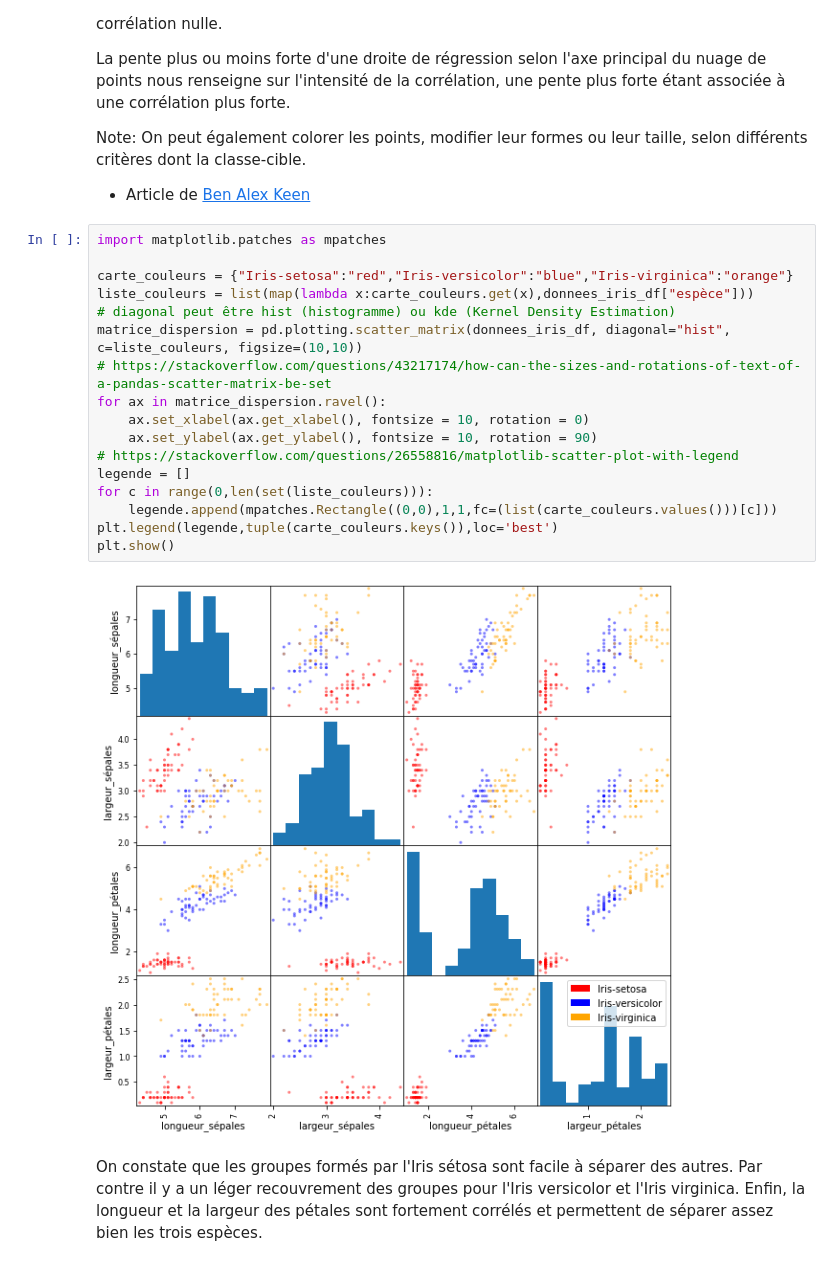
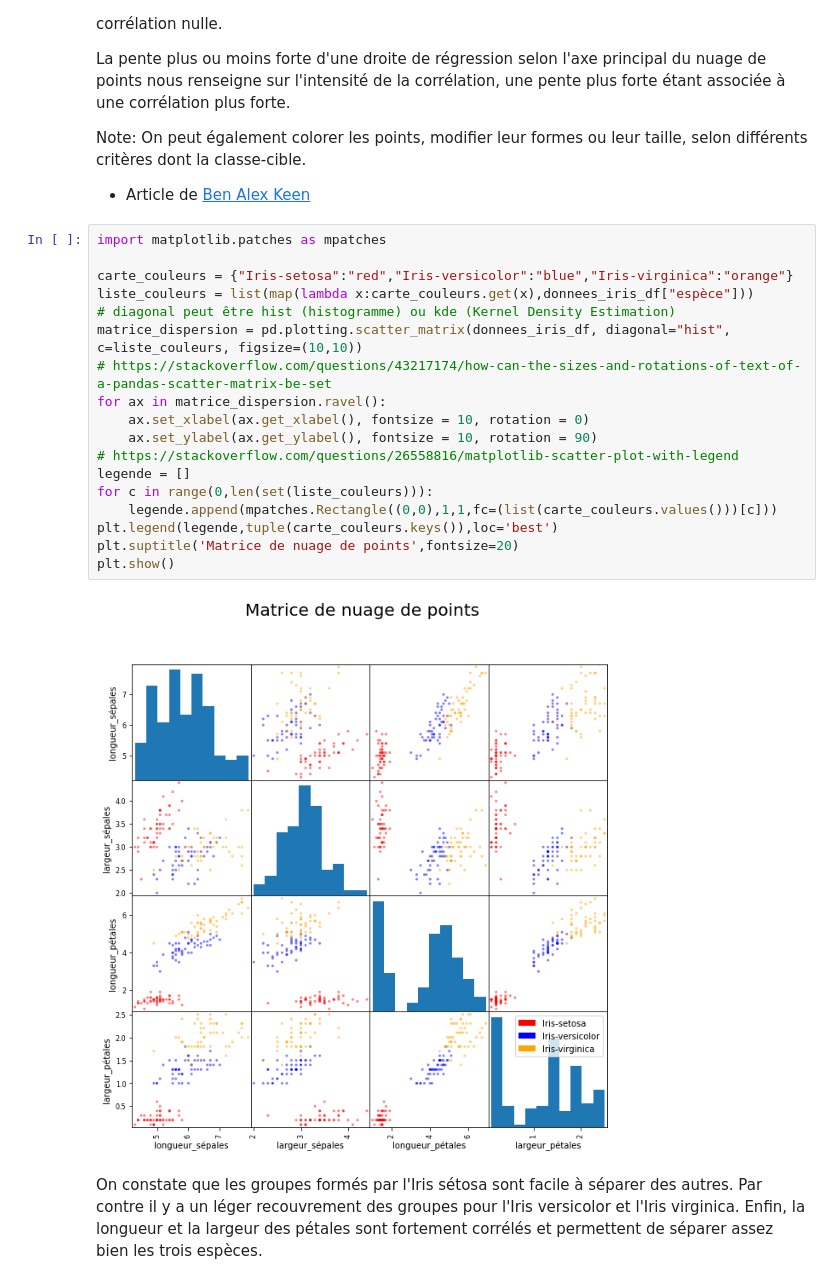
Before and after one commit to ClaudeCoulombe/VIARENA, a Jupyter notebook: Labos/Lab-Iris/Survol-Science_Des_Donnees-Iris.ipynb, the cells around one changed output. Drawn from its saved outputs; the diff is of its cells as text.

Commit message:
Ajout d'un titre à la matrice de nuages de points

```diff
--- a/Labos/Lab-Iris/Survol-Science_Des_Donnees-Iris.ipynb
+++ b/Labos/Lab-Iris/Survol-Science_Des_Donnees-Iris.ipynb
@@ -865,22 +865,23 @@ Note: On peut également colorer les points, modifier leur formes ou leur taille
 # %%
 import matplotlib.patches as mpatches
 
 carte_couleurs = {"Iris-setosa":"red","Iris-versicolor":"blue","Iris-virginica":"orange"}
 liste_couleurs = list(map(lambda x:carte_couleurs.get(x),donnees_iris_df["espèce"]))
 # diagonal peut être hist (histogramme) ou kde (Kernel Density Estimation)
 matrice_dispersion = pd.plotting.scatter_matrix(donnees_iris_df, diagonal="hist", c=liste_couleurs, figsize=(10,10))
 # https://stackoverflow.com/questions/43217174/how-can-the-sizes-and-rotations-of-text-of-a-pandas-scatter-matrix-be-set
 for ax in matrice_dispersion.ravel():
     ax.set_xlabel(ax.get_xlabel(), fontsize = 10, rotation = 0)
     ax.set_ylabel(ax.get_ylabel(), fontsize = 10, rotation = 90)
 # https://stackoverflow.com/questions/26558816/matplotlib-scatter-plot-with-legend
 legende = []
 for c in range(0,len(set(liste_couleurs))):
     legende.append(mpatches.Rectangle((0,0),1,1,fc=(list(carte_couleurs.values()))[c]))
 plt.legend(legende,tuple(carte_couleurs.keys()),loc='best')
+plt.suptitle('Matrice de nuage de points',fontsize=20)
 plt.show()
 # %% [output]
-[figure, old version]
+[figure, new version]
 # %% [markdown]
 On constate que les groupes formés par l'Iris sétosa sont facile à séparer des autres. Par contre il y a un léger recouvrement des groupes pour l'Iris versicolor et l'Iris virginica. Enfin, la longueur et la largeur des pétales sont fortement corrélés et permettent de séparer assez bien les trois espèces.
 # %% [markdown]
```
